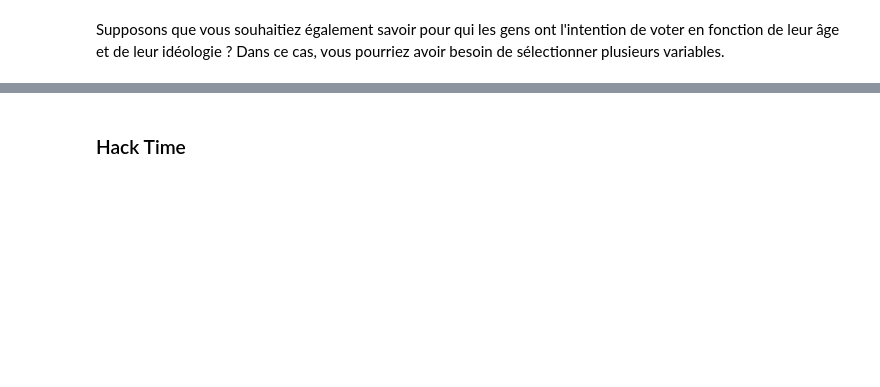
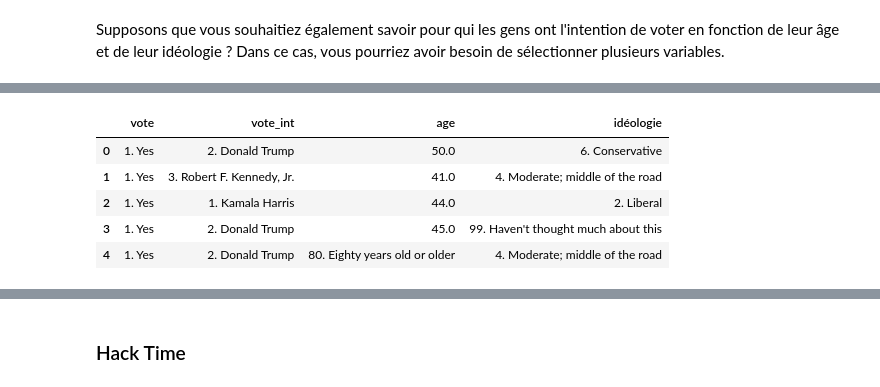
Before and after one commit to SciencesPoBordeaux/data-viz, a Jupyter notebook: notebooks/03-exploration-donnees-colonnes.ipynb, the cells around one changed output, grey strips where cells are left out. Cells and saved outputs as stored; diff of their text form; code cells hidden in the pictures; blank space fills up the shorter version.

```diff
--- a/notebooks/03-exploration-donnees-colonnes.ipynb
+++ b/notebooks/03-exploration-donnees-colonnes.ipynb
@@ -119,7 +241,14 @@ Renomons nos colones en français
 # %%
 # Renommer les colonnes
-my_df.columns = ["nom", "type1", "type2", "pv", "attaque", "défense"]
+my_df.columns = ["vote", "vote_int", "age", "idéologie"]
 my_df.head()
+# %% [output]
+|  | vote | vote_int | age | idéologie |
+| 0 | 1. Yes | 2. Donald Trump | 50.0 | 6. Conservative |
+| 1 | 1. Yes | 3. Robert F. Kennedy, Jr. | 41.0 | 4. Moderate; middle of the road |
+| 2 | 1. Yes | 1. Kamala Harris | 44.0 | 2. Liberal |
+| 3 | 1. Yes | 2. Donald Trump | 45.0 | 99. Haven't thought much about this |
+| 4 | 1. Yes | 2. Donald Trump | 80. Eighty years old or older | 4. Moderate; middle of the road |
 # %% [markdown]
 ### Méthodes utiles
 Les Series et les DataFrames fournissent des méthodes très utiles pour explorer facilement les données. Voici quelques-unes des plus courantes :
```
Also changed, not shown: parts of 47 cells of this notebook.
